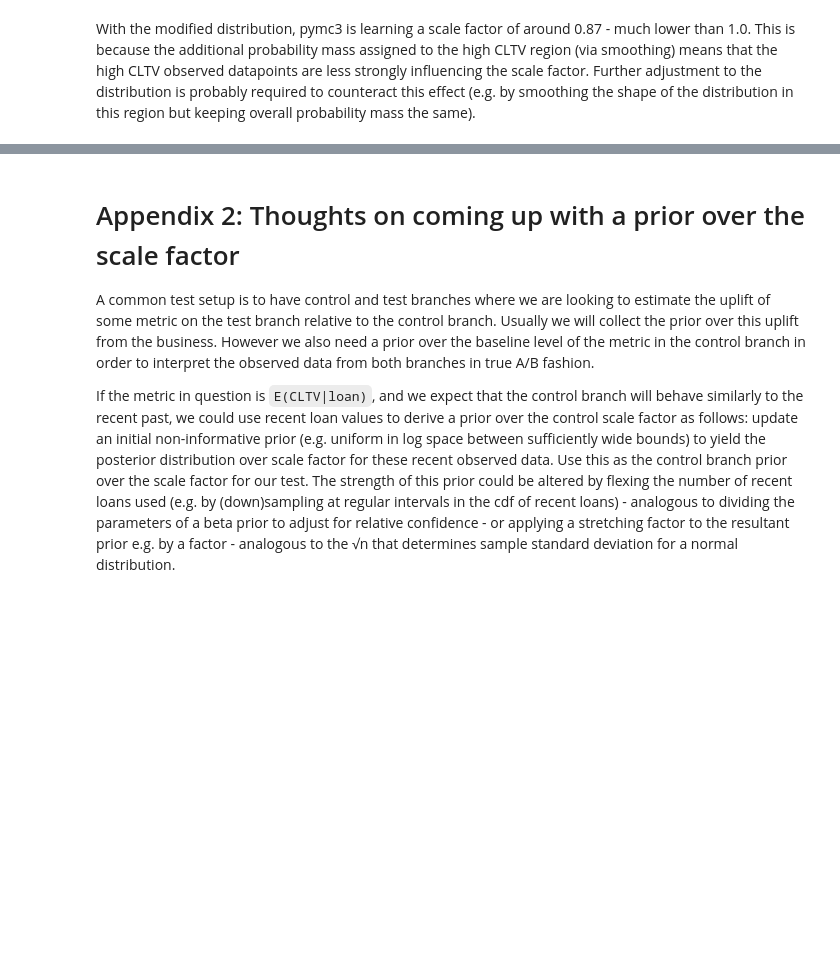
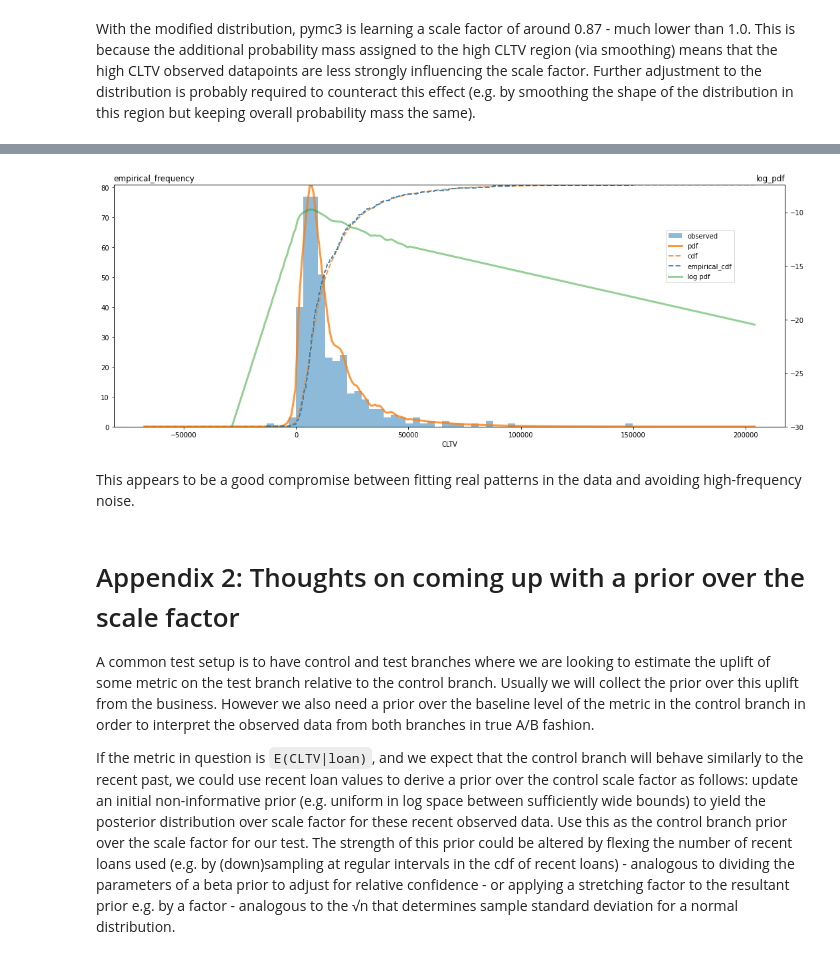
Before and after one commit to jackru/huge-lqg, a Jupyter notebook: bayes/empirical_distribution.ipynb, the cells around one changed output, grey strips where cells are left out. Drawn from its saved outputs; the diff is of its cells as text; code cells hidden in the pictures; blank space fills up the shorter version.

```diff
--- a/bayes/empirical_distribution.ipynb
+++ b/bayes/empirical_distribution.ipynb
@@ -305,3 +371,41 @@ With the modified distribution, pymc3 is learning a scale factor of around 0.87
+# %%
+# exponential kernel chosen as most appropriate for extrapolation
+# bandwidth selected by inspection
+empirical_cltv_kde2 = KernelDensity(kernel='exponential', bandwidth=2500.)
+empirical_cltv_kde2.fit(empirical_cltvs.values.reshape(-1, 1));
+# %%
+mid_pdf_points2 = np.exp(empirical_cltv_kde2.score_samples(mid_x_points.reshape(-1, 1)))
+# %%
+x_points4 = np.concatenate([low_x_points, mid_x_points, high_x_points])
+pdf_points4 = np.concatenate([low_pdf_points, mid_pdf_points2, high_pdf_points])
+
+empirical_cltv_dist4 = pm.Interpolated.dist(x_points4, pdf_points4)
+# %%
+x = np.linspace(min_cltv - range_cltv/3, max_cltv + range_cltv/3, 300)
+y_pdf = np.exp(empirical_cltv_dist4.logp(x).eval())
+y_pdf /= max(y_pdf)
+y_cdf = np.cumsum(y_pdf) / sum(y_pdf)
+y_log = empirical_cltv_dist4.logp(x).eval()
+
+fig, ax = plt.subplots(figsize=(15,6))
+ax2 = ax.twinx()
+ax3 = ax.twinx()
+ax.hist(empirical_cltvs, bins=50, alpha=0.5, label='observed')
+ax2.plot(x, y_pdf, alpha=0.8, lw=3, color='C1', label='pdf')
+ax2.plot(x, y_cdf, alpha=0.8, lw=2, color='C1', ls='--', label='cdf')
+ax3.plot(x, y_log, alpha=0.5, lw=3, color='C2', label='log pdf')
+ax3.set_ylim(bottom = -30)
+ax.set_title('empirical_frequency', loc='left')
+ax3.set_title('log_pdf', loc='right')
+ax2.tick_params(right=False, labelright=False)
+sns.ecdfplot(data=empirical_cltvs, ax=ax2, ls='--', lw=2, alpha=0.8, label='empirical_cdf')
+fig.legend(loc=(0.8, 0.6))
+ax.set_xlabel('CLTV')
+plt.tight_layout();
+# %% [output]
+[figure, added]
+# %% [markdown]
+This appears to be a good compromise between fitting real patterns in the data and avoiding high-frequency noise.
 # %% [markdown]
 # Appendix 2: Thoughts on coming up with a prior over the scale factor
 A common test setup is to have control and test branches where we are looking to estimate the uplift of some metric on the test branch relative to the control branch. Usually we will collect the prior over this uplift from the business. However we also need a prior over the baseline level of the metric in the control branch in order to interpret the observed data from both branches in true A/B fashion.
```
Also changed, not shown: parts of 13 cells of this notebook.
